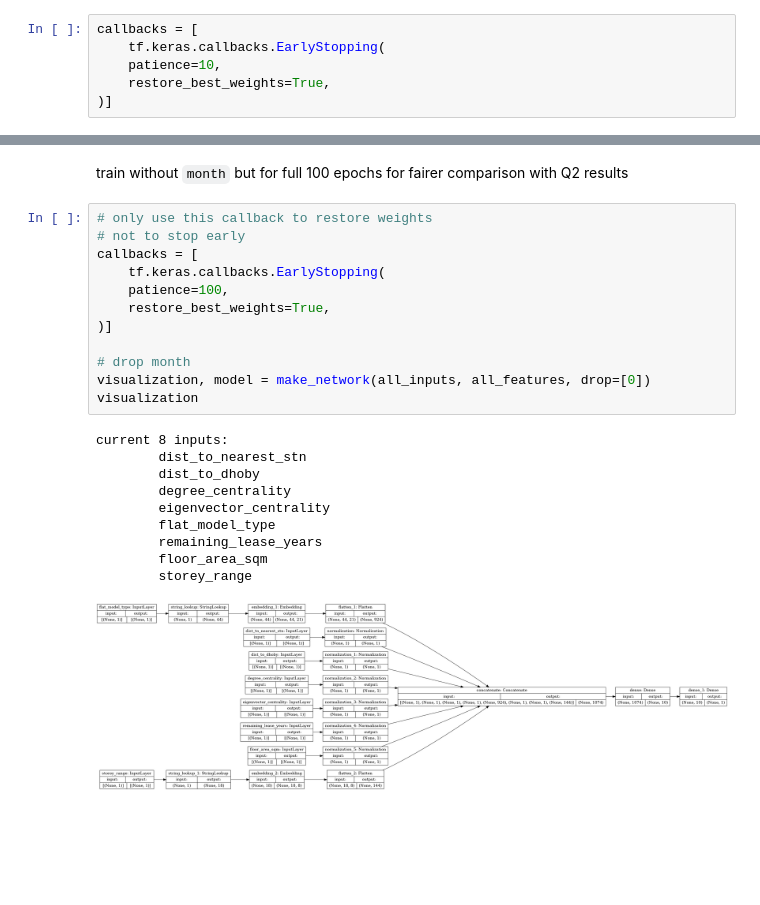
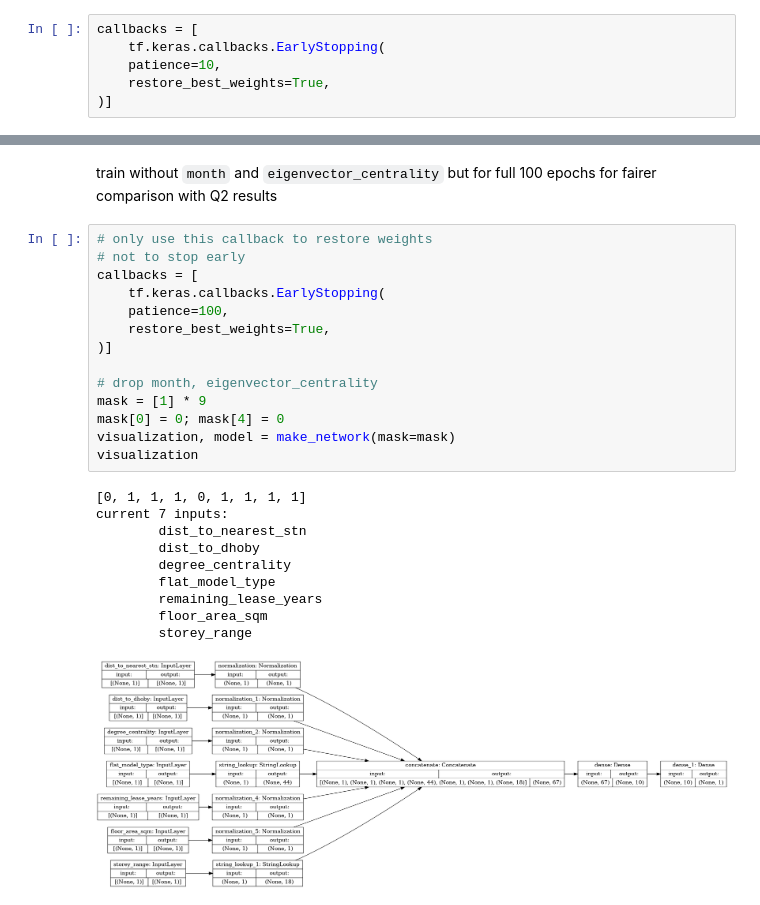
Before and after one commit to NicholasGoh/nndl, a Jupyter notebook: start_1b.ipynb, the cells around one changed output, grey strips where cells are left out. Cells and saved outputs as stored; diff of their text form; blank space fills up the shorter version.

```diff
--- a/start_1b.ipynb
+++ b/start_1b.ipynb
@@ -617,28 +627,30 @@ val_loss_memory.apply(lambda x: x < 63721.488)
 # %% [markdown]
-train without `month` but for full 100 epochs for fairer comparison with Q2 results
+train without `month` and `eigenvector_centrality` but for full 100 epochs for fairer comparison with Q2 results
 # %%
 # only use this callback to restore weights
 # not to stop early
 callbacks = [
     tf.keras.callbacks.EarlyStopping(
     patience=100,
     restore_best_weights=True,
 )]
 
-# drop month
-visualization, model = make_network(all_inputs, all_features, drop=[0])
+# drop month, eigenvector_centrality
+mask = [1] * 9
+mask[0] = 0; mask[4] = 0
+visualization, model = make_network(mask=mask)
 visualization
 # %% [output]
-current 8 inputs:
+[0, 1, 1, 1, 0, 1, 1, 1, 1]
+current 7 inputs:
         dist_to_nearest_stn
         dist_to_dhoby
         degree_centrality
-        eigenvector_centrality
         flat_model_type
         remaining_lease_years
         floor_area_sqm
         storey_range
-[figure, old version]
+[figure, new version]
 # %%
 %%time
 q3 = run_network(
```
Also changed, not shown: parts of 32 cells of this notebook, 1 other file.
